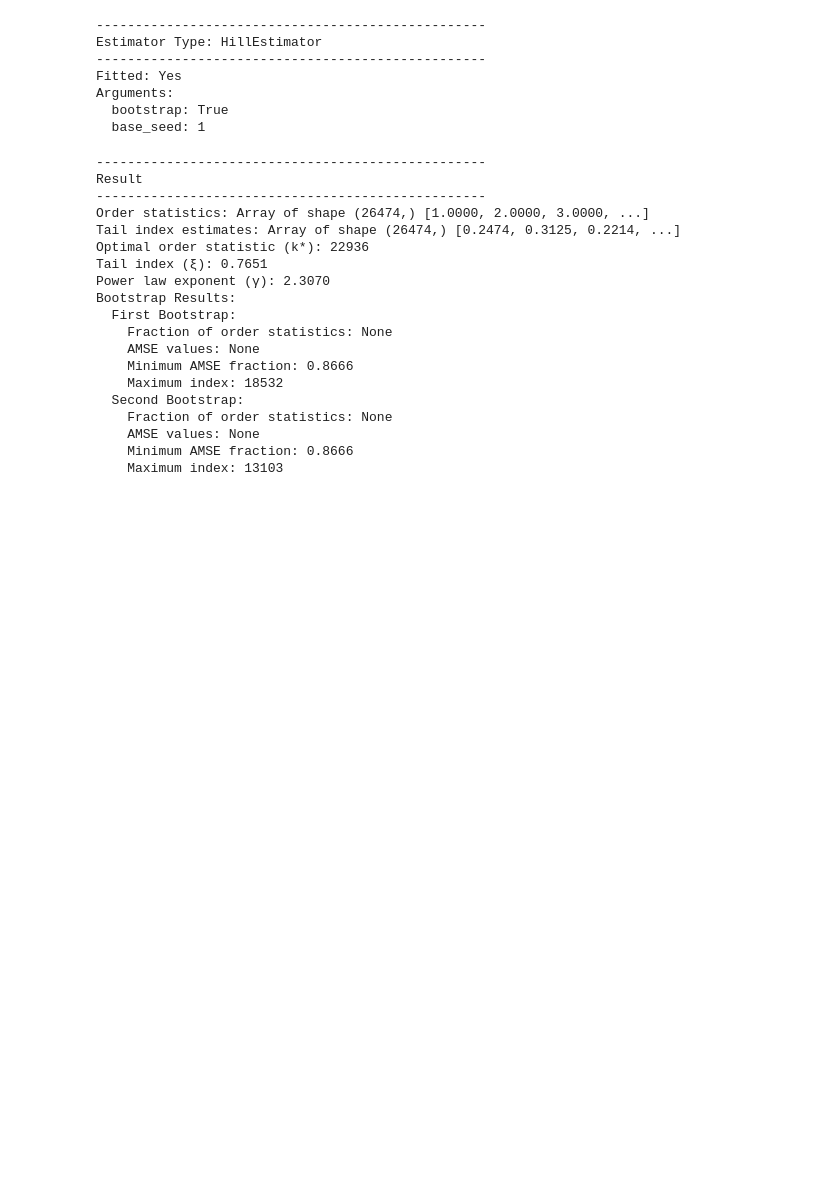
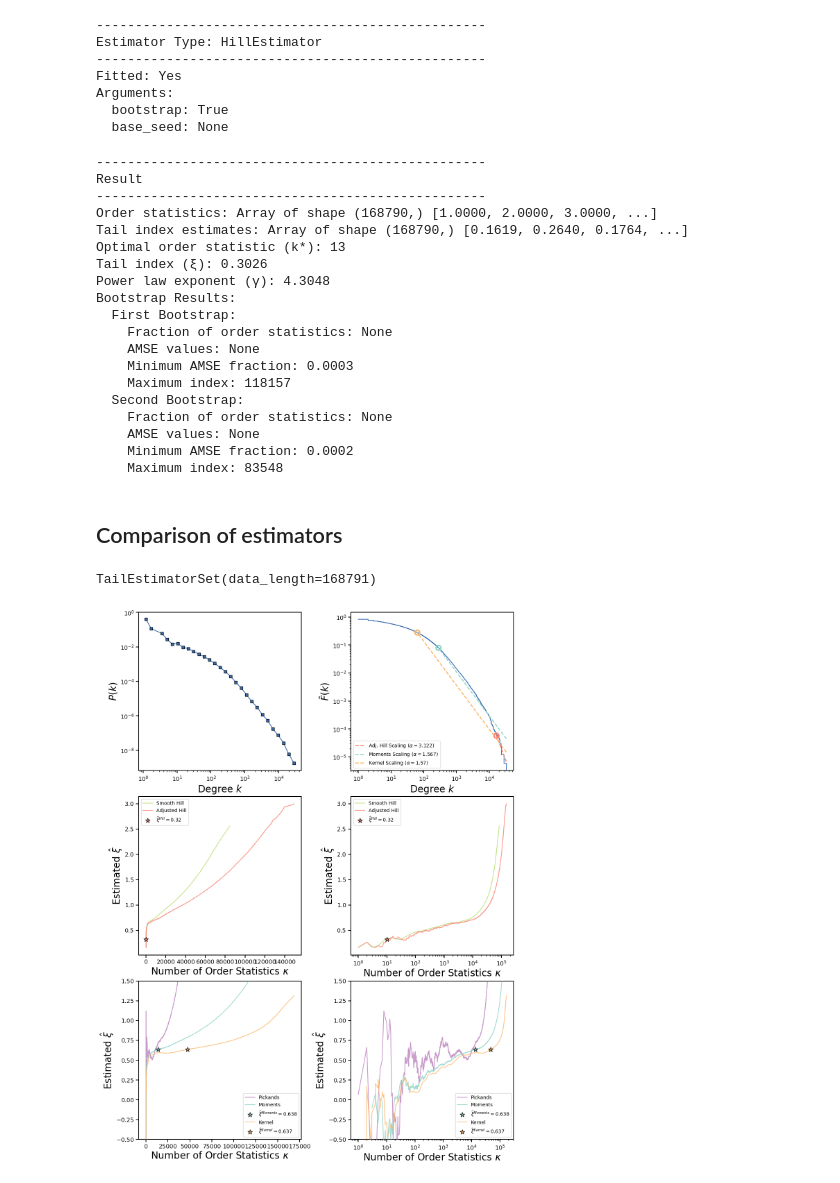
Before and after one commit to mu373/tailestim, a Jupyter notebook: examples/example.ipynb, the cells around one changed output. Saved outputs shown, nothing was run; the diff lists cells and outputs as text; code cells hidden in the pictures; blank space fills up the shorter version.

Commit message:
Add plotting

```diff
--- a/examples/example.ipynb
+++ b/examples/example.ipynb
@@ -4,12 +11,13 @@ from tailestim import HillEstimator, KernelTypeEstimator, MomentsEstimator
 # %%
 # Load a built-in dataset
-data = TailData(name='CAIDA_KONECT').data
+# data = TailData(name='Pareto').data
+data = TailData(name='Libimseti_in_KONECT').data
 # %%
 # Example of loading a custom dataset
 # custom_data = TailData(path='path/to/my/data.dat').data
 # %%
 # Initialize and fit the Hill estimator
-estimator = HillEstimator(base_seed=1)
+estimator = HillEstimator(base_seed=None)
 estimator.fit(data)
 print(estimator)
 # %% [output]
@@ -19,7 +27,7 @@ Estimator Type: HillEstimator
 Fitted: Yes
 Arguments:
   bootstrap: True
-  base_seed: 1
+  base_seed: None
 # %%
 # Get the estimated parameters
 result = estimator.get_parameters()
@@ -33,19 +41,36 @@ print(result)
 --------------------------------------------------
 Result
 --------------------------------------------------
-Order statistics: Array of shape (26474,) [1.0000, 2.0000, 3.0000, ...]
-Tail index estimates: Array of shape (26474,) [0.2474, 0.3125, 0.2214, ...]
-Optimal order statistic (k*): 22936
-Tail index (ξ): 0.7651
-Power law exponent (γ): 2.3070
+Order statistics: Array of shape (168790,) [1.0000, 2.0000, 3.0000, ...]
+Tail index estimates: Array of shape (168790,) [0.1619, 0.2640, 0.1764, ...]
+Optimal order statistic (k*): 13
+Tail index (ξ): 0.3026
+Power law exponent (γ): 4.3048
 Bootstrap Results:
   First Bootstrap:
     Fraction of order statistics: None
     AMSE values: None
-    Minimum AMSE fraction: 0.8666
-    Maximum index: 18532
+    Minimum AMSE fraction: 0.0003
+    Maximum index: 118157
   Second Bootstrap:
     Fraction of order statistics: None
     AMSE values: None
-    Minimum AMSE fraction: 0.8666
-    Maximum index: 13103
+    Minimum AMSE fraction: 0.0002
+    Maximum index: 83548
+# %% [markdown]
+## Comparison of estimators
+# %%
+# Compare different estimators and plot results
+estim_set = TailEstimatorSet(
+    base_seed=None,
+    diagnostic_plots=True # This has to be true to run plot_diagnostics()
+)
+# %%
+estim_set.fit(data)
+# %% [output]
+TailEstimatorSet(data_length=168791)
+# %%
+estim_set.plot()
+plt.show()
+# %% [output]
+[figure, added]
```
Also changed, not shown: parts of 4 cells of this notebook, 7 other files.
